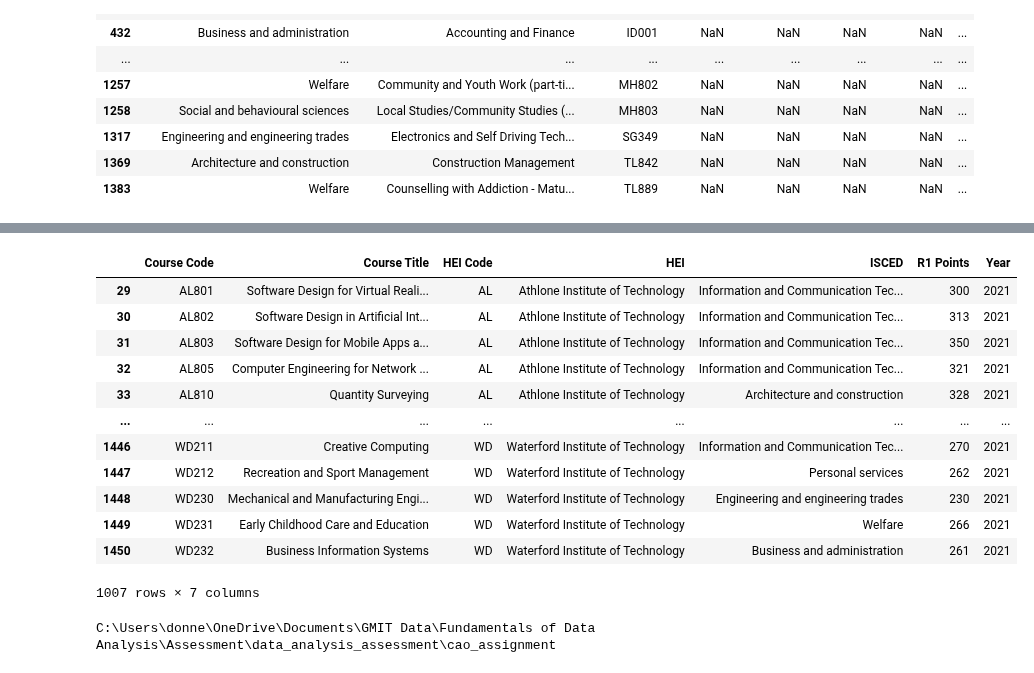
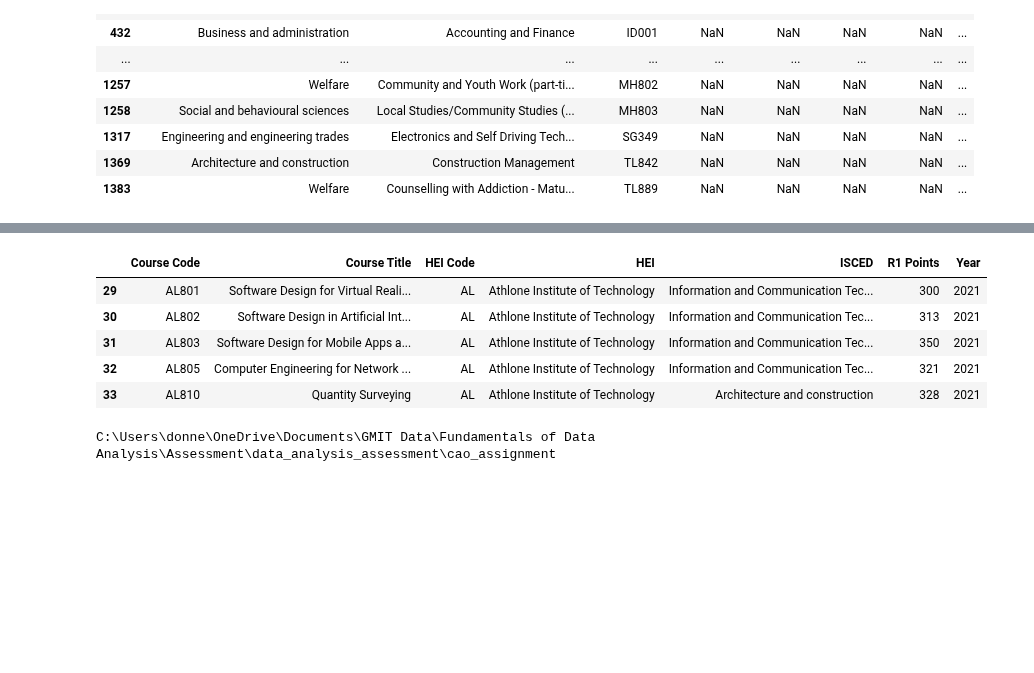
Before and after one commit to donneger/data_analysis_assessment, a Jupyter notebook: cao_assignment/cao.ipynb, the cells around one changed output, grey strips where cells are left out. Cells and saved outputs as stored; diff of their text form; code cells hidden in the pictures; blank space fills up the shorter version.

```diff
--- a/cao_assignment/cao.ipynb
+++ b/cao_assignment/cao.ipynb
@@ -203,18 +191,11 @@ df2021_lvl8 = df2021_lvl8[['Course Code', 'Course Title', 'HEI Code', 'HEI', 'IS
 df2021_lvl8['Year']=str(2021)
 # %%
 # This is final version of the 2021 points data that will be used.
-df2021_lvl8
+df2021_lvl8.head()
 # %% [output]
 |  | Course Code | Course Title | HEI Code | HEI | ISCED | R1 Points | Year |
 | 29 | AL801 | Software Design for Virtual Reali... | AL | Athlone Institute of Technology | Information and Communication Tec... | 300 | 2021 |
 | 30 | AL802 | Software Design in Artificial Int... | AL | Athlone Institute of Technology | Information and Communication Tec... | 313 | 2021 |
 | 31 | AL803 | Software Design for Mobile Apps a... | AL | Athlone Institute of Technology | Information and Communication Tec... | 350 | 2021 |
 | 32 | AL805 | Computer Engineering for Network ... | AL | Athlone Institute of Technology | Information and Communication Tec... | 321 | 2021 |
 | 33 | AL810 | Quantity Surveying | AL | Athlone Institute of Technology | Architecture and construction | 328 | 2021 |
-| ... | ... | ... | ... | ... | ... | ... | ... |
-| 1446 | WD211 | Creative Computing | WD | Waterford Institute of Technology | Information and Communication Tec... | 270 | 2021 |
-| 1447 | WD212 | Recreation and Sport Management | WD | Waterford Institute of Technology | Personal services | 262 | 2021 |
-| 1448 | WD230 | Mechanical and Manufacturing Engi... | WD | Waterford Institute of Technology | Engineering and engineering trades | 230 | 2021 |
-| 1449 | WD231 | Early Childhood Care and Education | WD | Waterford Institute of Technology | Welfare | 266 | 2021 |
-| 1450 | WD232 | Business Information Systems | WD | Waterford Institute of Technology | Business and administration | 261 | 2021 |
-1007 rows × 7 columns
```
Also changed, not shown: parts of 21 cells of this notebook.
